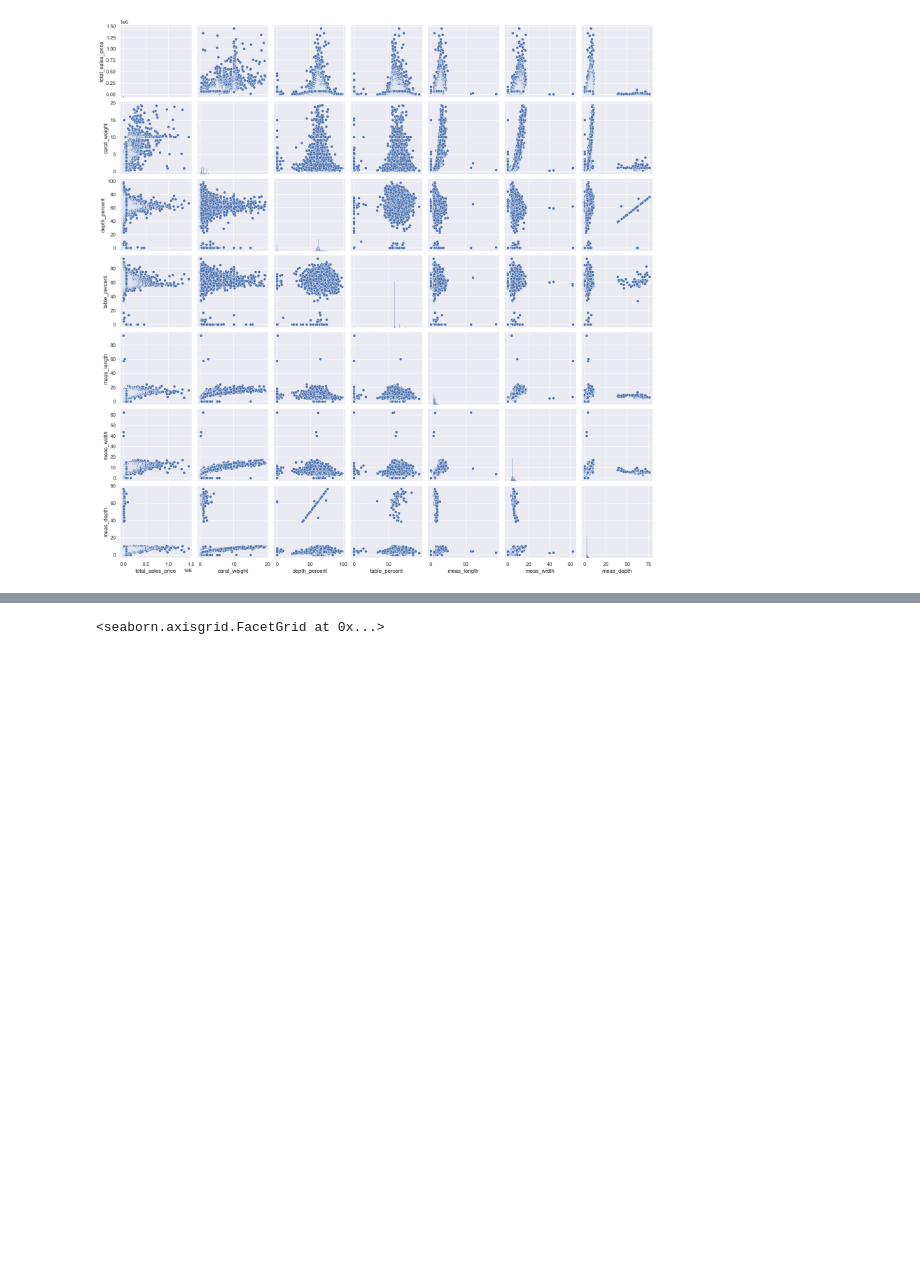
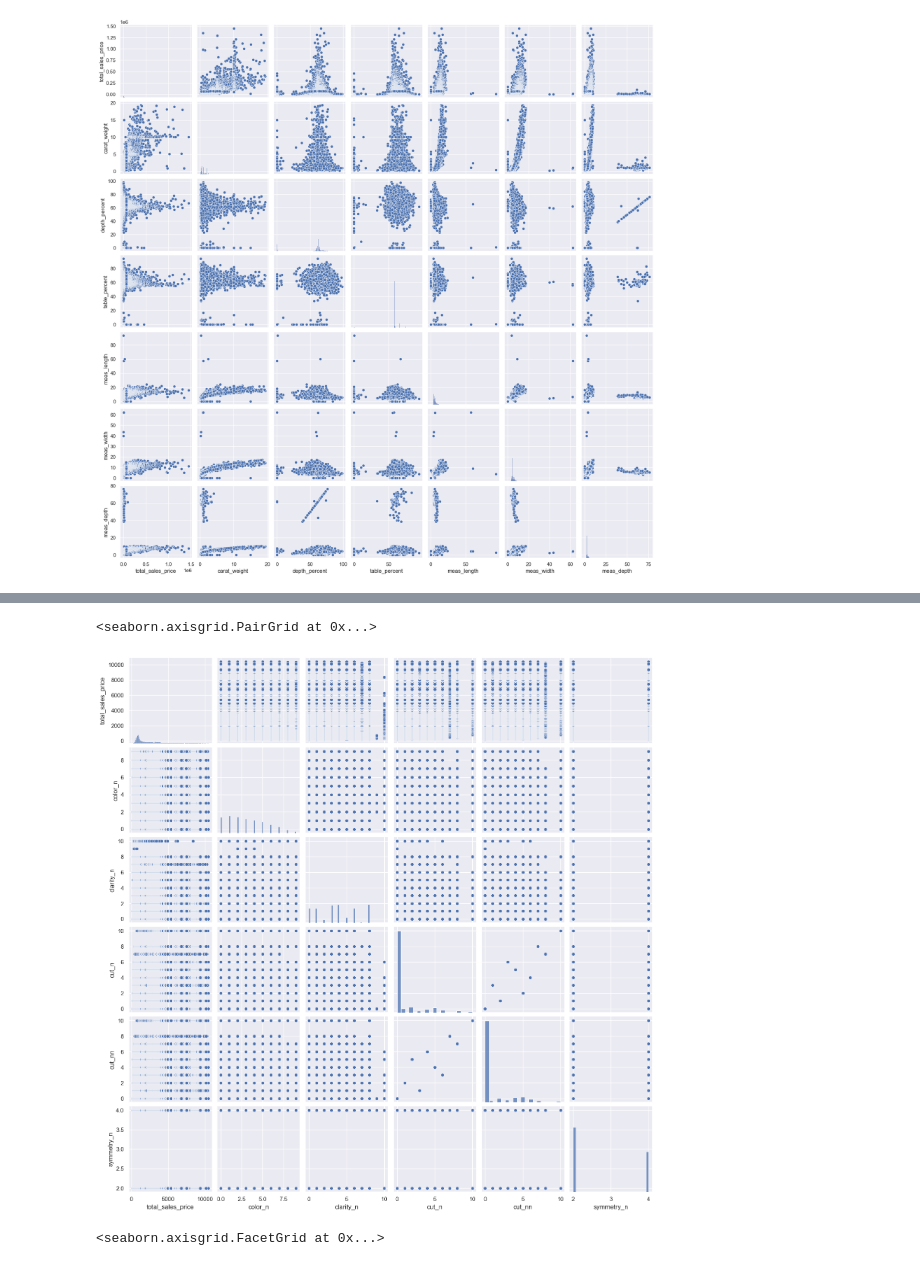
Before and after one commit to ngeeannrobin/SC1015-Project, a Jupyter notebook: SC1015MiniProj.ipynb, the cells around one changed output, grey strips where cells are left out. Cells and saved outputs as stored; diff of their text form; code cells hidden in the pictures; blank space fills up the shorter version.

```diff
--- a/SC1015MiniProj.ipynb
+++ b/SC1015MiniProj.ipynb
@@ -258,3 +266,8 @@ sb.pairplot(data = numericData_clean)
+# %%
+sb.pairplot(data = numericDataCat_clean)
+# %% [output]
+<seaborn.axisgrid.PairGrid at 0x...>
+[figure, added]
 # %%
 sb.catplot(y="cut", data = df, kind="count")
 # %% [output]
```
Also changed, not shown: parts of 12 cells of this notebook.
